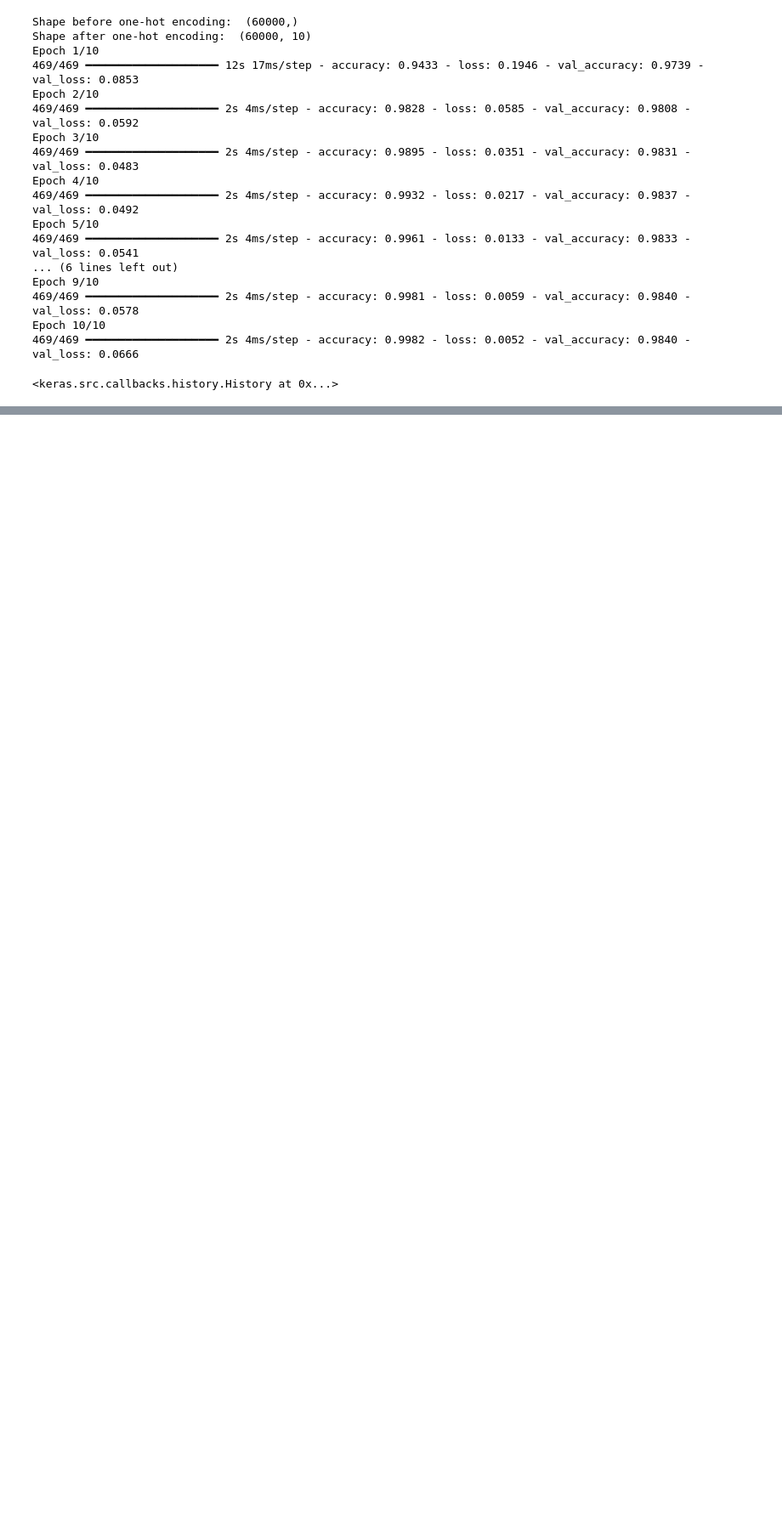
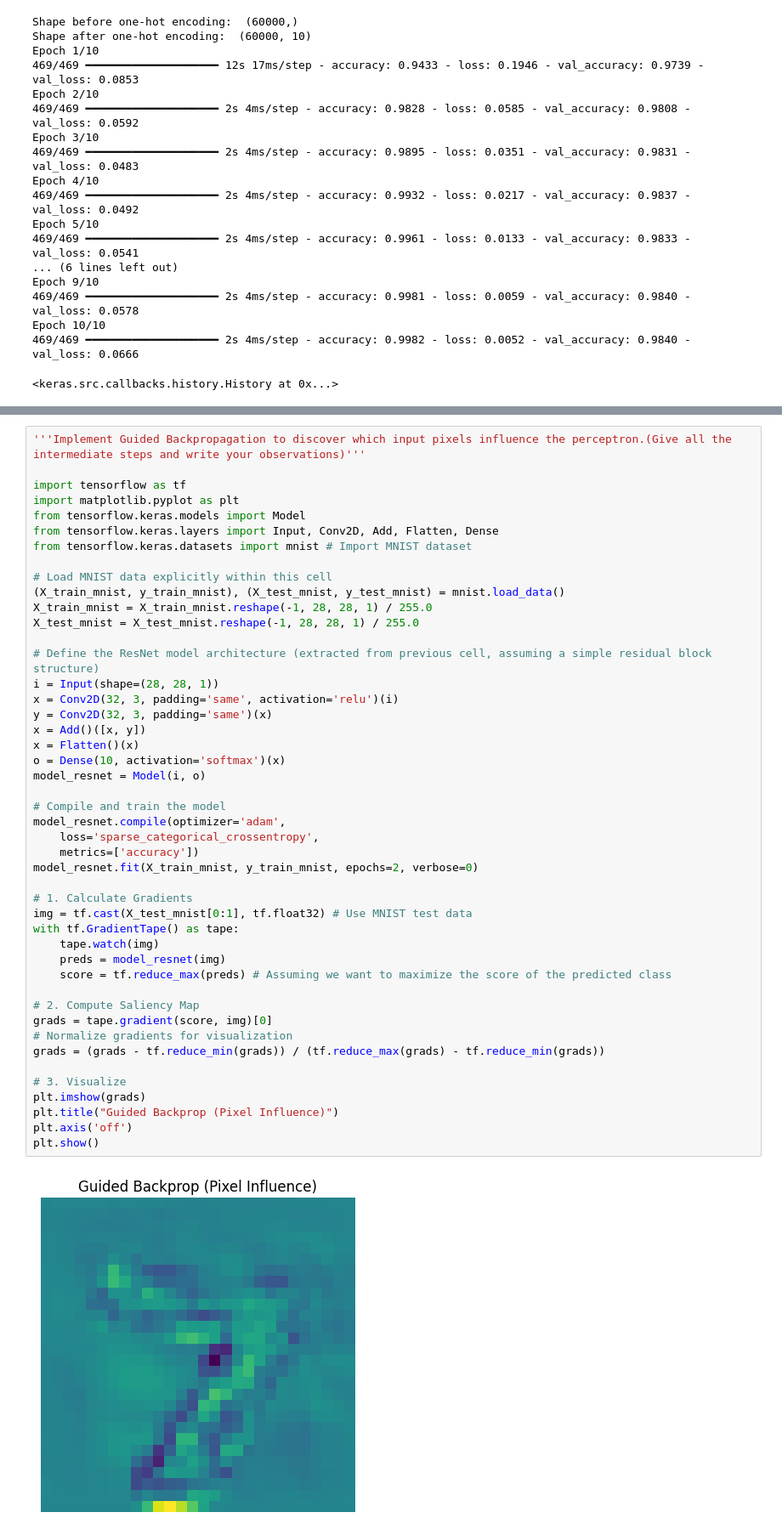
Before and after one commit to SHASHANK8412/DL-Lab, a Jupyter notebook: DL_LAB.ipynb, the cells around one changed output, grey strips where cells are left out. Shown at 85% size. Cells and saved outputs as stored; diff of their text form; blank space fills up the shorter version.

```diff
--- a/DL_LAB.ipynb
+++ b/DL_LAB.ipynb
@@ -1883,0 +2013,48 @@ Epoch 10/10
+# %%
+'''Implement Guided Backpropagation to discover which input pixels influence the perceptron.(Give all the intermediate steps and write your observations)'''
+
+import tensorflow as tf
+import matplotlib.pyplot as plt
+from tensorflow.keras.models import Model
+from tensorflow.keras.layers import Input, Conv2D, Add, Flatten, Dense
+from tensorflow.keras.datasets import mnist # Import MNIST dataset
+
+# Load MNIST data explicitly within this cell
+(X_train_mnist, y_train_mnist), (X_test_mnist, y_test_mnist) = mnist.load_data()
+X_train_mnist = X_train_mnist.reshape(-1, 28, 28, 1) / 255.0
+X_test_mnist = X_test_mnist.reshape(-1, 28, 28, 1) / 255.0
+
+# Define the ResNet model architecture (extracted from previous cell, assuming a simple residual block structure)
+i = Input(shape=(28, 28, 1))
+x = Conv2D(32, 3, padding='same', activation='relu')(i)
+y = Conv2D(32, 3, padding='same')(x)
+x = Add()([x, y])
+x = Flatten()(x)
+o = Dense(10, activation='softmax')(x)
+model_resnet = Model(i, o)
+
+# Compile and train the model
+model_resnet.compile(optimizer='adam',
+    loss='sparse_categorical_crossentropy',
+    metrics=['accuracy'])
+model_resnet.fit(X_train_mnist, y_train_mnist, epochs=2, verbose=0)
+
+# 1. Calculate Gradients
+img = tf.cast(X_test_mnist[0:1], tf.float32) # Use MNIST test data
+with tf.GradientTape() as tape:
+    tape.watch(img)
+    preds = model_resnet(img)
+    score = tf.reduce_max(preds) # Assuming we want to maximize the score of the predicted class
+
+# 2. Compute Saliency Map
+grads = tape.gradient(score, img)[0]
+# Normalize gradients for visualization
+grads = (grads - tf.reduce_min(grads)) / (tf.reduce_max(grads) - tf.reduce_min(grads))
+
+# 3. Visualize
+plt.imshow(grads)
+plt.title("Guided Backprop (Pixel Influence)")
+plt.axis('off')
+plt.show()
+# %% [output]
+[figure, added]
```
Also changed, not shown: parts of 2 cells of this notebook.
